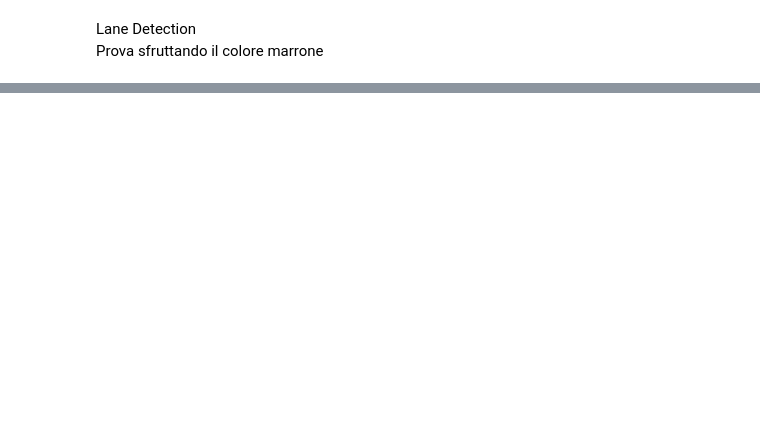
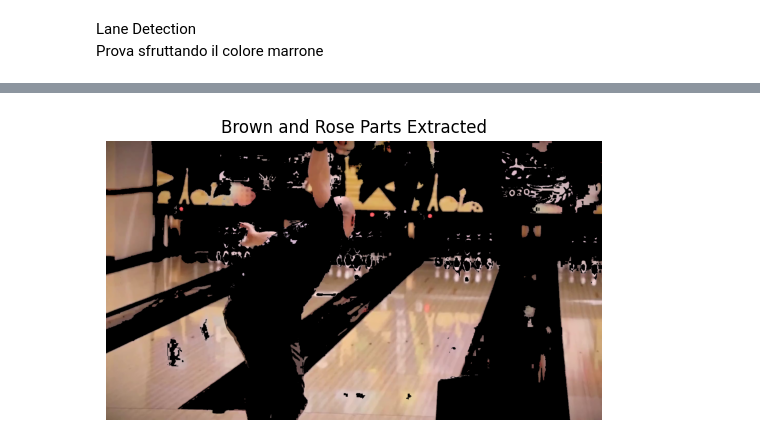
Before and after one commit to CorraPiano/bowling-analysis, a Jupyter notebook: notebook/lane_detection/lane_detection_test_colored.ipynb, the cells around one changed output, grey strips where cells are left out. Saved outputs shown, nothing was run; the diff lists cells and outputs as text; code cells hidden in the pictures; blank space fills up the shorter version.

```diff
--- a/notebook/lane_detection/lane_detection_test_colored.ipynb
+++ b/notebook/lane_detection/lane_detection_test_colored.ipynb
@@ -47,2 +79,20 @@ plt.show()
+# %%
+# Create masks for brown and rose colors
+mask_brown = cv2.inRange(hsv_image, lower_brown, upper_brown)
+mask_rose = cv2.inRange(hsv_image, lower_rose, upper_rose)
+
+# Combine the masks
+combined_mask = cv2.bitwise_or(mask_brown, mask_rose)
+
+# Apply the combined mask to the original image
+extracted_image = cv2.bitwise_and(image_color, image_color, mask=combined_mask)
+
+# Display the result
+plt.imshow(cv2.cvtColor(extracted_image, cv2.COLOR_BGR2RGB))
+plt.title('Brown and Rose Parts Extracted')
+plt.axis('off')
+plt.show()
+# %% [output]
+[figure, added]
 # %%
 # Convert the image to grayscale
```
Also changed, not shown: parts of 14 cells of this notebook, 2 other files.
